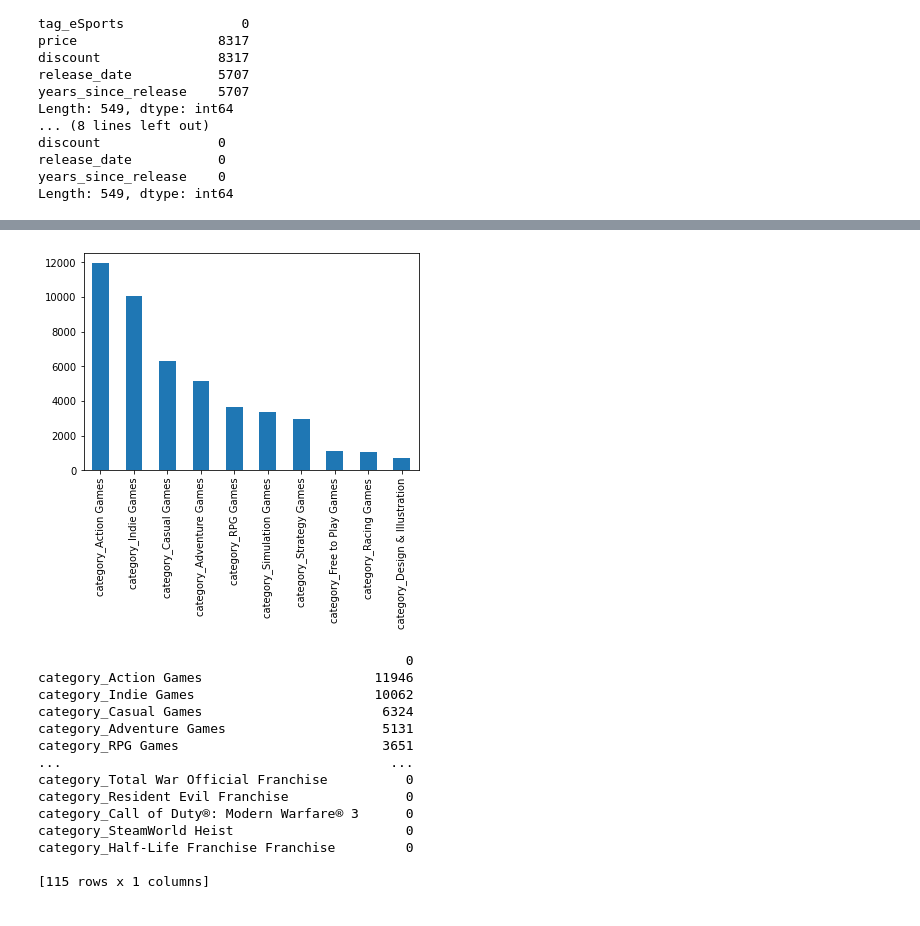
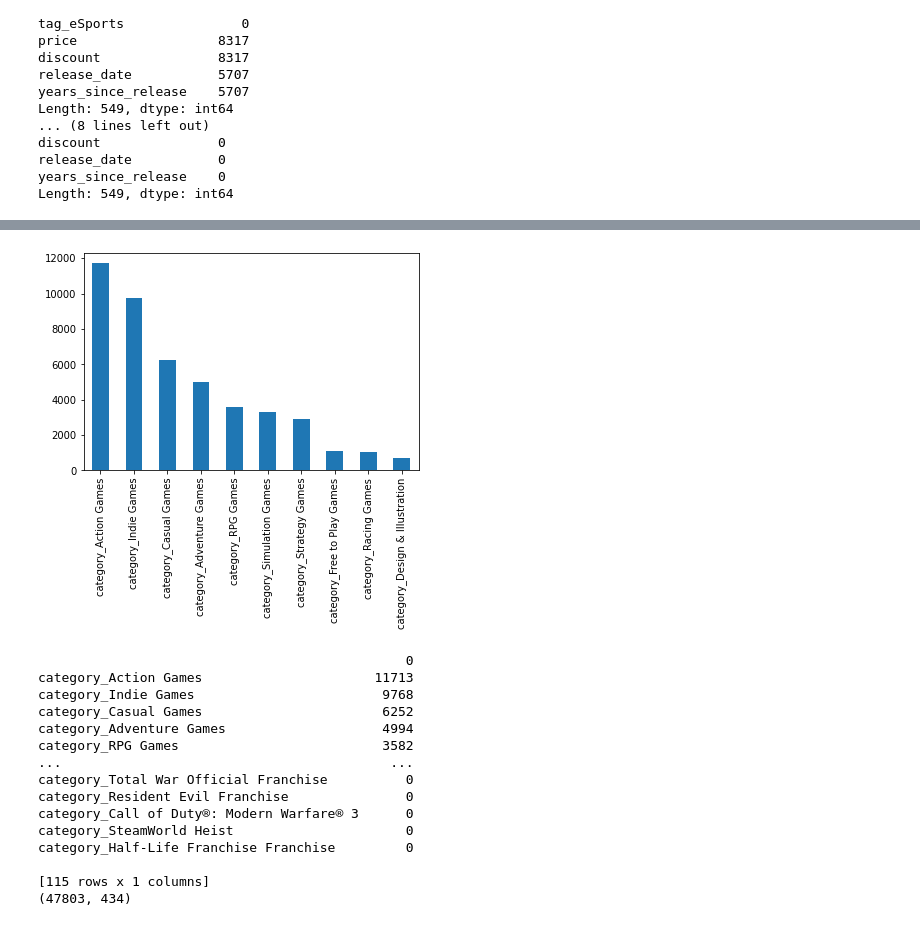
Before and after one commit to LukasL97/IDS-Steam, a Jupyter notebook: Project_incompletedata.ipynb, the cells around one changed output, grey strips where cells are left out. Saved outputs shown, nothing was run; the diff lists cells and outputs as text; code cells hidden in the pictures.

```diff
--- a/Project_incompletedata.ipynb
+++ b/Project_incompletedata.ipynb
@@ -311,0 +339,7 @@ Length: 549, dtype: int64
+# %%
+# Checking for negative values of years_since_release, since the min-value is negative:
+print(games.loc[games['years_since_release'] < 0])
+# It seems there are 1048 games that weren't released yet. They will get dropped as they can't give
+# an indication about the number of players:
+games = games[games['years_since_release'] >= 0]
+print(games.describe())
@@ -337,24 +389,29 @@ tag_Breathtaking      1
 
 [422 rows x 1 columns]
 # %%
-# Histogram of the 10 most common categories:
+# Barplot of the 10 most common categories:
 cat_filter = [col for col in games if col.startswith('category_')]
 cat_cols = games[cat_filter]
 cat_count = cat_cols.sum()
 cat_c = pandas.DataFrame(cat_count)
 cat_c = cat_c.sort_values(by=0, ascending=False)
 top = cat_c.iloc[:10]
 top[0].plot(kind='bar')
 mat.show()
 print(cat_c)
+# There are some categories that don't have any value anymore after the dropping of some rows.
+# They will therefore get deleted.
+games = games.drop(games[(cat_count == 0).index], axis=1)
+print(games.shape)
+# It seems 115 columns were deleted.
 # %% [output]
-[figure, old version]
+[figure, new version]
                                                0
-category_Action Games                      11946
-category_Indie Games                       10062
-category_Casual Games                       6324
-category_Adventure Games                    5131
-category_RPG Games                          3651
+category_Action Games                      11713
+category_Indie Games                        9768
+category_Casual Games                       6252
+category_Adventure Games                    4994
+category_RPG Games                          3582
 ...                                          ...
 category_Total War Official Franchise          0
 category_Resident Evil Franchise               0
@@ -363,6 +420,7 @@ category_SteamWorld Heist                      0
 category_Half-Life Franchise Franchise         0
 
 [115 rows x 1 columns]
+(47803, 434)
 # %%
 # Splitting the data into train and test:
 x = games.copy()
```
Also changed, not shown: parts of 5 cells of this notebook.
